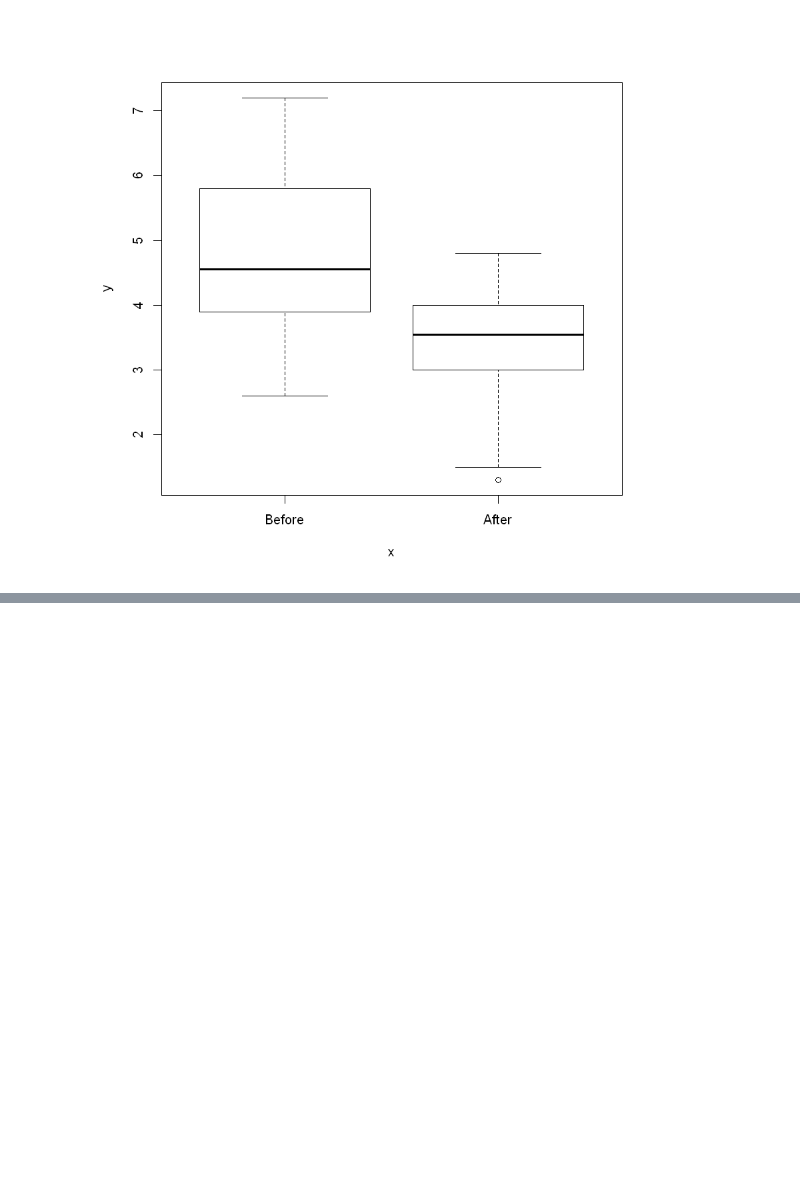
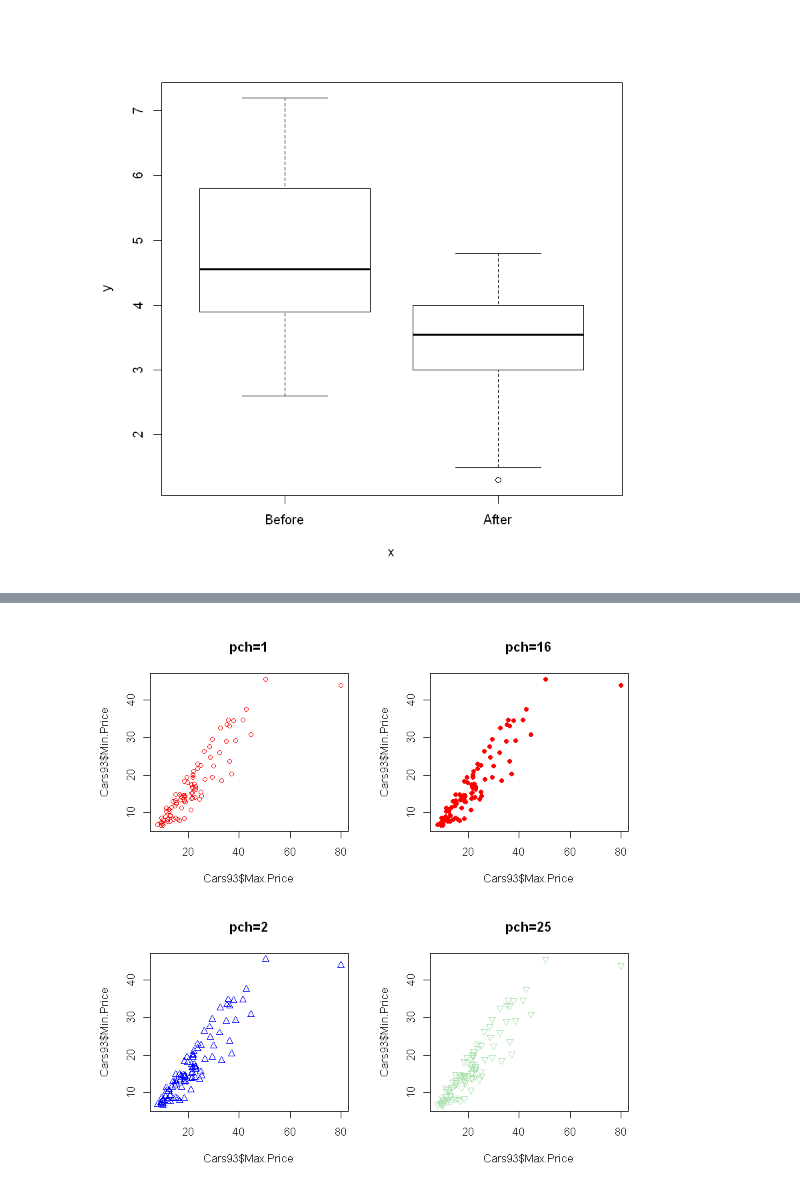
Before and after one commit to TylerTompa/Learn_R, a Jupyter notebook: Learn Base R Visualization.ipynb, the cells around one changed output, grey strips where cells are left out. Saved outputs shown, nothing was run; the diff lists cells and outputs as text; code cells hidden in the pictures; blank space fills up the shorter version.

```diff
--- a/Learn Base R Visualization.ipynb
+++ b/Learn Base R Visualization.ipynb
@@ -70,0 +90,9 @@ plot(whiteside$Insul, whiteside$Gas)
+# %%
+# With the col= parameter, we can speficy the color of each point.
+par(mfrow=c(2,2))
+plot(Cars93$Max.Price, Cars93$Min.Price, pch=1, main="pch=1", col="red") # specify color by name
+plot(Cars93$Max.Price, Cars93$Min.Price, pch=16, main="pch=16", col="red") # specify color by name
+plot(Cars93$Max.Price, Cars93$Min.Price, pch=2, main="pch=2", col="4") # specify color by number
+plot(Cars93$Max.Price, Cars93$Min.Price, pch=25, main="pch=25", col="#ace1af") # specify color by hexideciamal
+# %% [output]
+[figure, added]
```
Also changed, not shown: parts of 7 cells of this notebook.
